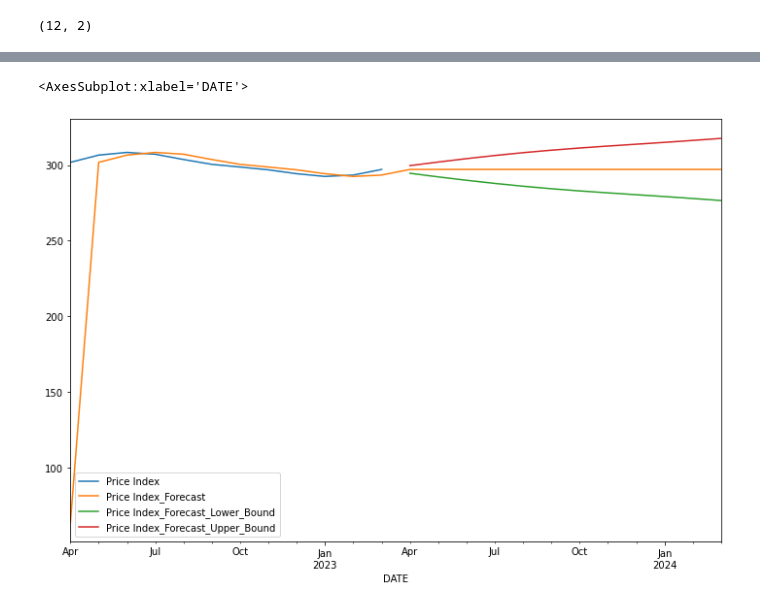
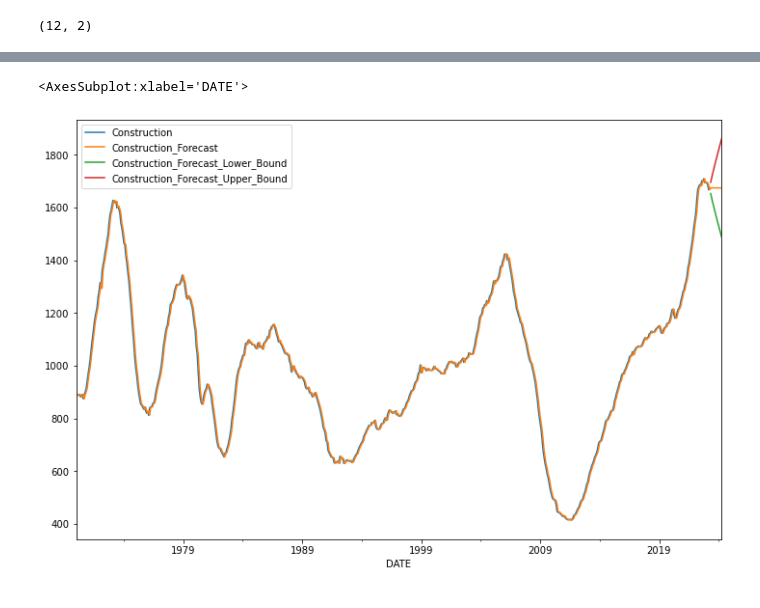
Before and after one commit to CptSasquatch/project-4, a Jupyter notebook: jason/us_housing_forecasting.ipynb, the cells around one changed output, grey strips where cells are left out. Saved outputs shown, nothing was run; the diff lists cells and outputs as text; code cells hidden in the pictures.

```diff
--- a/jason/us_housing_forecasting.ipynb
+++ b/jason/us_housing_forecasting.ipynb
@@ -14,12 +16,16 @@ import pyaf.ForecastEngine as autof
 # %%
 
 # Read in the data
-df = pd.read_csv('data\CSUSHPINSA.csv')
-df['DATE'] = pd.to_datetime(df['DATE'])
+df = pd.read_csv('data/MORTGAGE30US.csv')
+df['DATE'] = df['DATE'].apply(lambda x : datetime.datetime.strptime(x, "%Y-%m-%d"))
 # add a unique index column
 df['index'] = range(0, len(df))
 df.set_index('index', inplace=True)
-# rename the 'CSUSHPINSA' column to 'Price Index'
-df.rename(columns={'CSUSHPINSA': 'Price Index'}, inplace=True)
+# rename the 'MORTGAGE30US' column to 'Mortgage Rate'
+df.rename(columns={'MORTGAGE30US_NBD19710401': 'Mortgage Rate'}, inplace=True)
+# remove the last row
+df = df[:-1]
+# convert the 'Mortgage Rate' column to a float
+df['Mortgage Rate'] = df['Mortgage Rate'].astype(float)
 df.head()
 # %% [output]
@@ -51,4 +55,4 @@ lEngine
 # %%
 # get the best model
-lEngine.train(train , 'DATE' , 'Price Index' , horizon)
+lEngine.train(train, 'DATE' , 'Mortgage Rate' , horizon)
 # %% [output]
@@ -102,6 +106,6 @@ lEngine.mSignalDecomposition.mTrPerfDetails
 96 rows × 10 columns
 # %%
 # look at the forecast
-forecast_df = lEngine.forecast(test, horizon)
-forecast_df.tail(12)
+forecast_df = lEngine.forecast(df, 12)
+forecast_df['Mortgage Rate_Forecast'].tail(12)
 # %% [output]
@@ -124,9 +148,9 @@ INFO:pyaf.timing:('OPERATION_END_ELAPSED', 0.085, ('FORECASTING', {'Signals': ['
 # %%
 # acquire critical values and compare visually
-forecast_df.plot.line('DATE', ['Price Index', 'Price Index_Forecast', 'Price Index_Forecast_Lower_Bound', 'Price Index_Forecast_Upper_Bound'], figsize=(12, 8))
+forecast_df.plot.line('DATE', ['Construction', 'Construction_Forecast', 'Construction_Forecast_Lower_Bound', 'Construction_Forecast_Upper_Bound'], figsize=(12, 8))
 # %% [output]
 <AxesSubplot:xlabel='DATE'>
-[figure, old version]
+[figure, new version]
 # %%
 # use the model to forecast into the future
 future_df = lEngine.forecast(df, 12)
```
Also changed, not shown: parts of 17 cells of this notebook, 13 other files.
